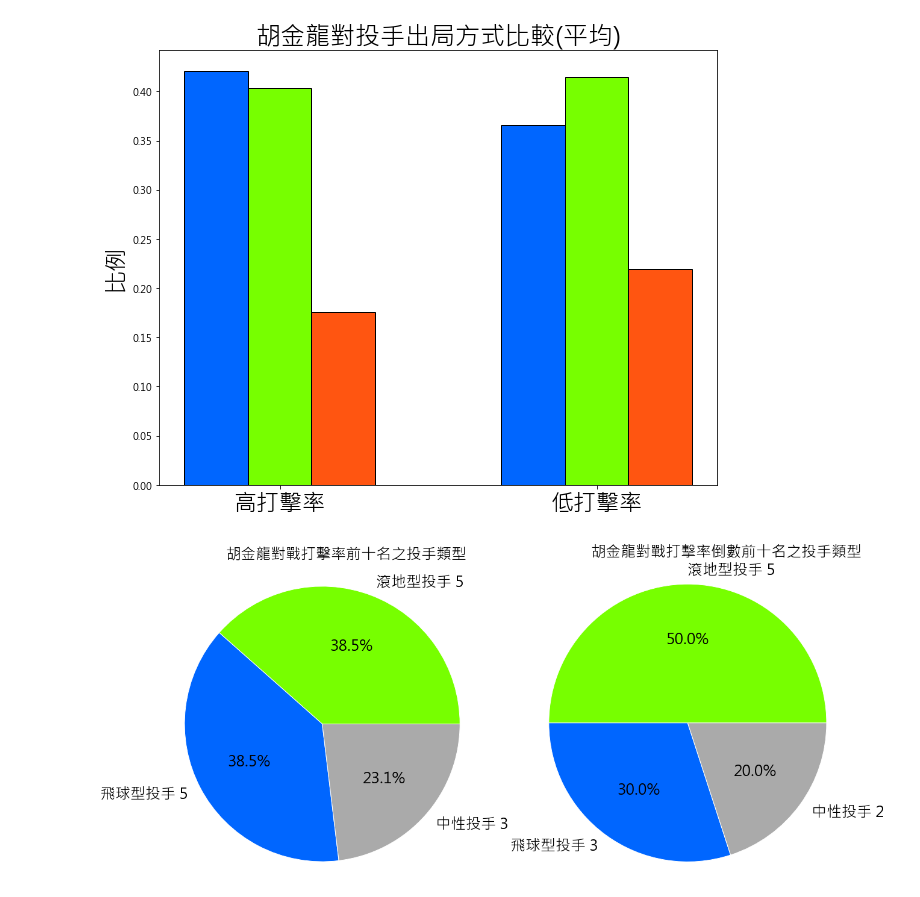
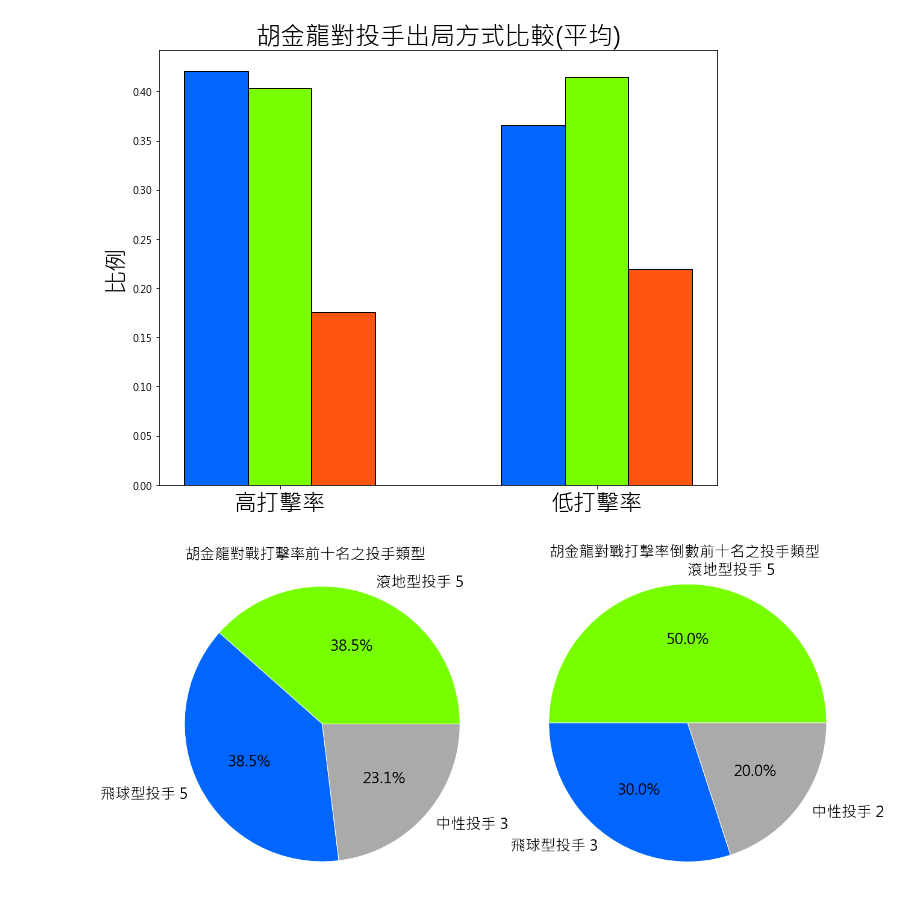
Before and after one commit to ShiNSanity75/Data_Visualization, a Jupyter notebook: Final/胡金龍.ipynb, the cells around one changed output. Saved outputs shown, nothing was run; the diff lists cells and outputs as text; code cells hidden in the pictures.

```diff
--- a/Final/胡金龍.ipynb
+++ b/Final/胡金龍.ipynb
@@ -300,25 +301,25 @@ Text(0,0.5,'比例')
 # %%
 fig = plt.figure(figsize=(20,20))
 
 label1 = '滾地型投手 5', '飛球型投手 5', '中性投手 3'
 size1 = [5, 5, 3]
 
 label2 = '滾地型投手 5', '飛球型投手 3', '中性投手 2'
 size2 = [5, 3, 2]
 
 colors = ['#77FF00', '#0066FF', '#AAAAAA']
 plt.subplot(221)
 plt.pie(size1,labels=label1, autopct='%1.1f%%', colors = colors, wedgeprops=dict(edgecolor='#FFFFFF'),
         textprops = {'fontsize':25})
-plt.text(-0.7,1.2,"胡金龍對戰打擊率前十名之投手類型", fontsize=25)
+plt.text(-1.0,1.2,"胡金龍對戰打擊率前十名之投手類型", fontsize=25)
 plt.axis('equal')
 #plt.title("羅力被全壘打之圓餅圖", fontsize=25)
 
 plt.subplot(222)
 plt.pie(size2,labels=label2, autopct='%1.1f%%', colors = colors, wedgeprops=dict(edgecolor='#FFFFFF'),
         textprops = {'fontsize':25})
-plt.text(-0.7,1.2,"胡金龍對戰打擊率倒數前十名之投手類型", fontsize=25)
+plt.text(-1.0,1.2,"胡金龍對戰打擊率倒數前十名之投手類型", fontsize=25)
 plt.axis('equal')
 plt.show()
 # %% [output]
-[figure, old version]
+[figure, new version]
```
Also changed, not shown: parts of 2 cells of this notebook.
